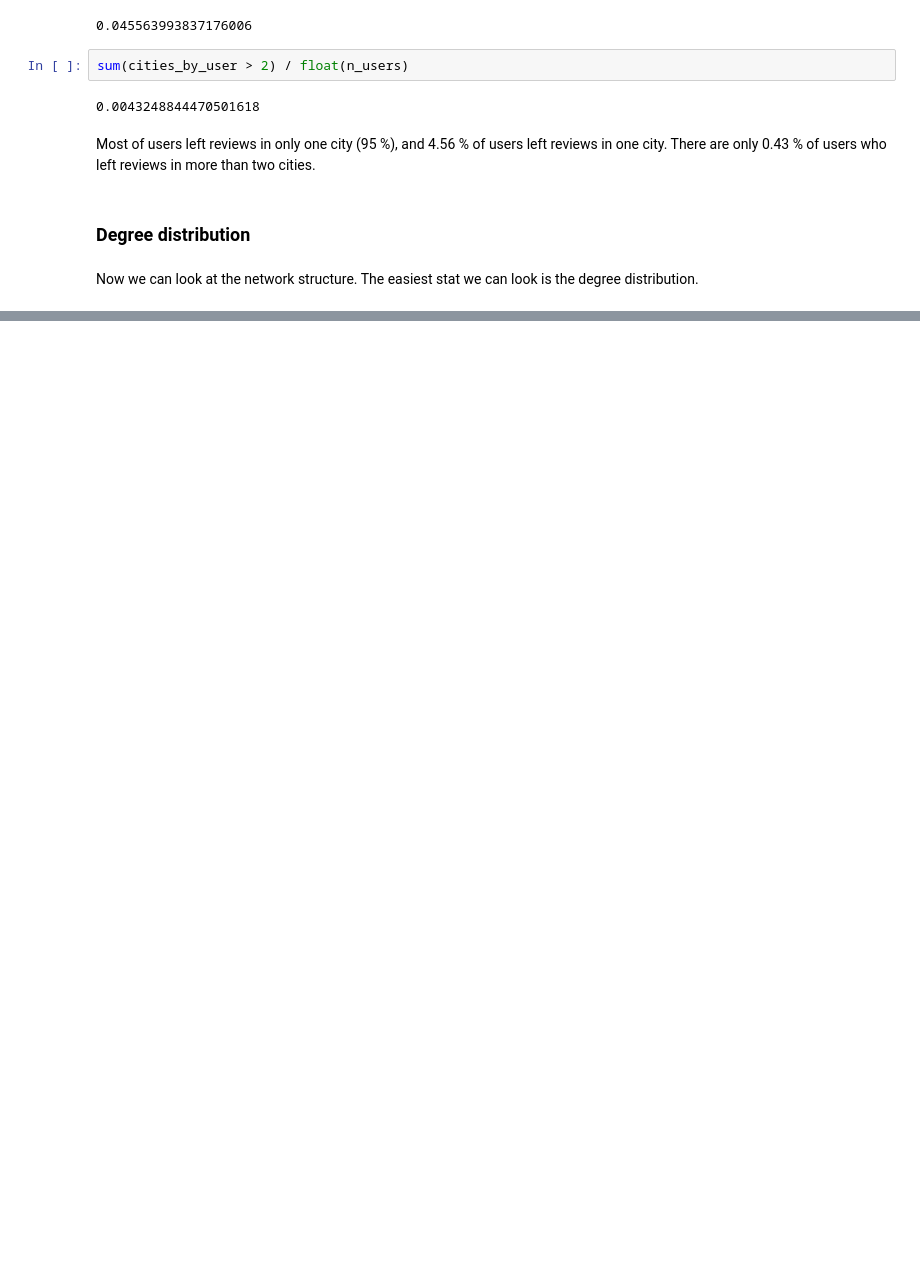
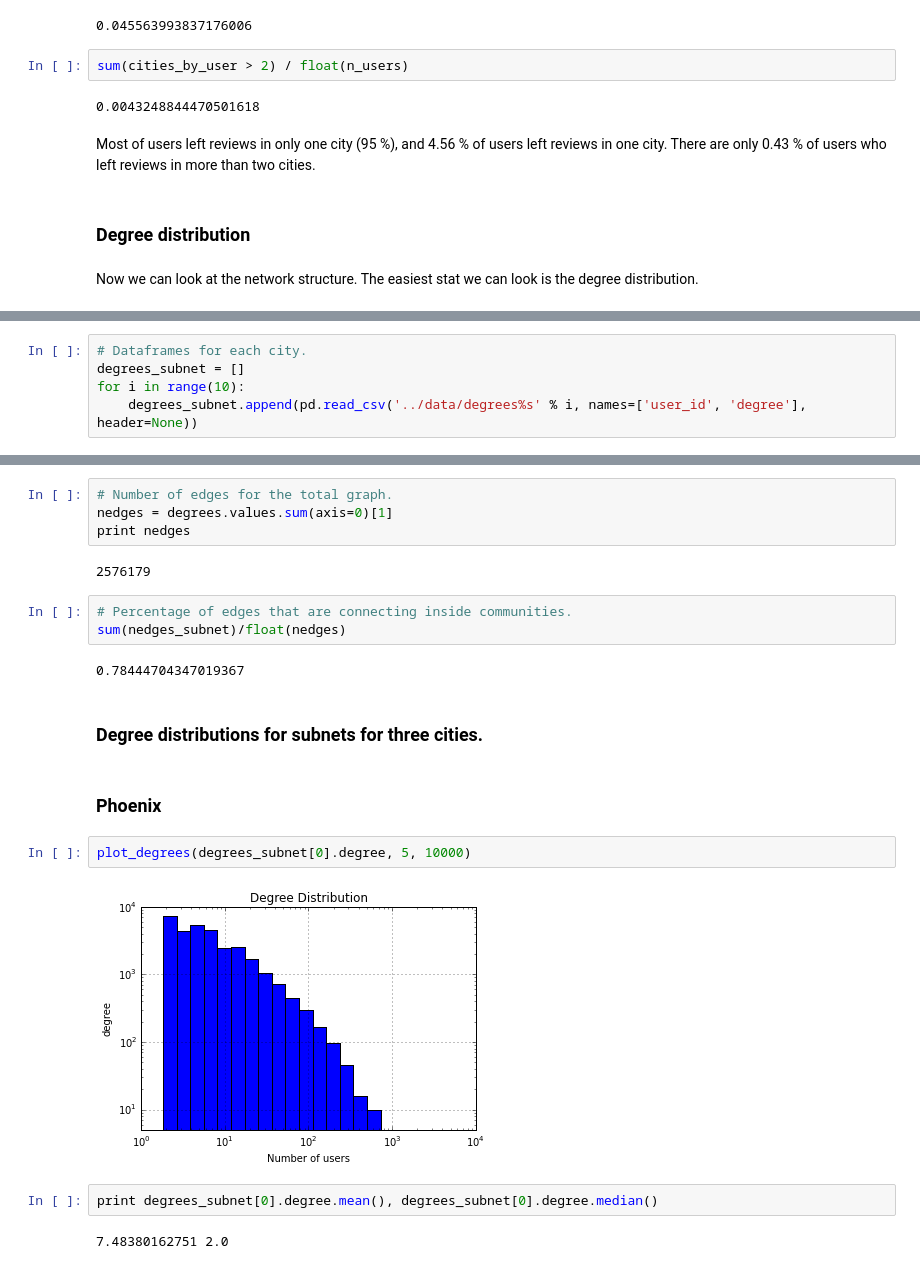
Before and after one commit to suhanree/network-recommender, a Jupyter notebook: code/EDA.ipynb, the cells around one changed output, grey strips where cells are left out. Cells and saved outputs as stored; diff of their text form; blank space fills up the shorter version.

```diff
--- a/code/EDA.ipynb
+++ b/code/EDA.ipynb
@@ -224,0 +303,5 @@ Name: user_id_int, dtype: object
+# %%
+# Dataframes for each city.
+degrees_subnet = []
+for i in range(10):
+    degrees_subnet.append(pd.read_csv('../data/degrees%s' % i, names=['user_id', 'degree'], header=None))
@@ -224,0 +327,23 @@ Name: user_id_int, dtype: object
+# %%
+# Number of edges for the total graph.
+nedges = degrees.values.sum(axis=0)[1]
+print nedges
+# %% [output]
+2576179
+# %%
+# Percentage of edges that are connecting inside communities.
+sum(nedges_subnet)/float(nedges)
+# %% [output]
+0.78444704347019367
+# %% [markdown]
+### Degree distributions for subnets for three cities.
+# %% [markdown]
+### Phoenix
+# %%
+plot_degrees(degrees_subnet[0].degree, 5, 10000)
+# %% [output]
+[figure, added]
+# %%
+print degrees_subnet[0].degree.mean(), degrees_subnet[0].degree.median()
+# %% [output]
+7.48380162751 2.0
```
Also changed, not shown: parts of 46 cells of this notebook, 6 other files.
